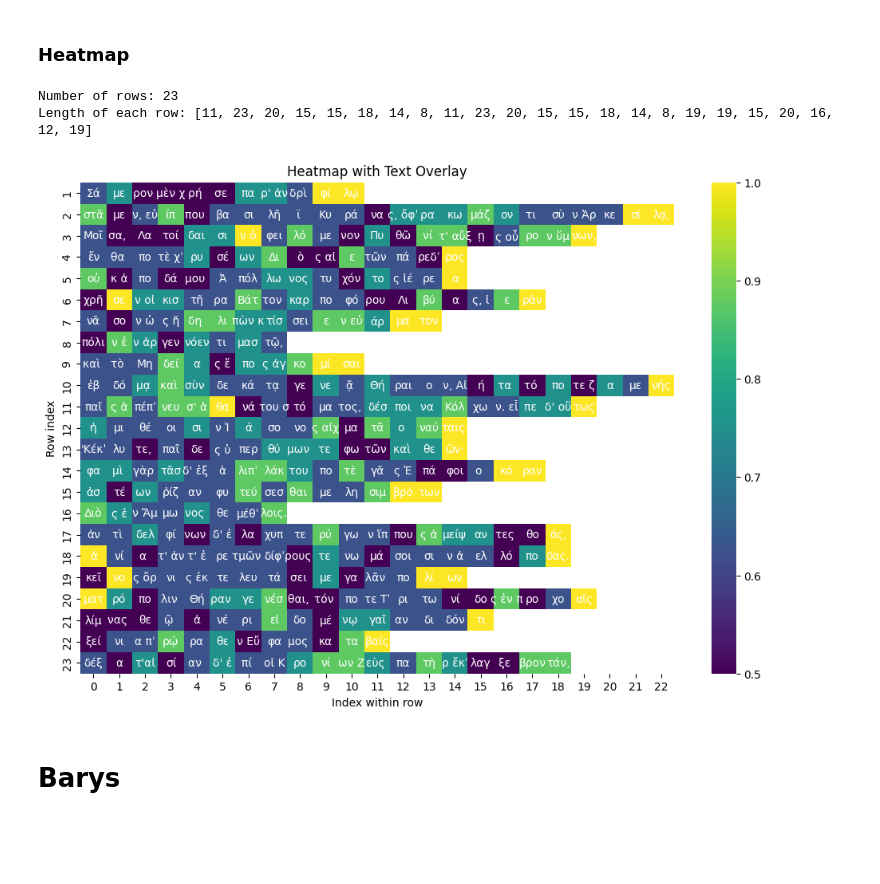
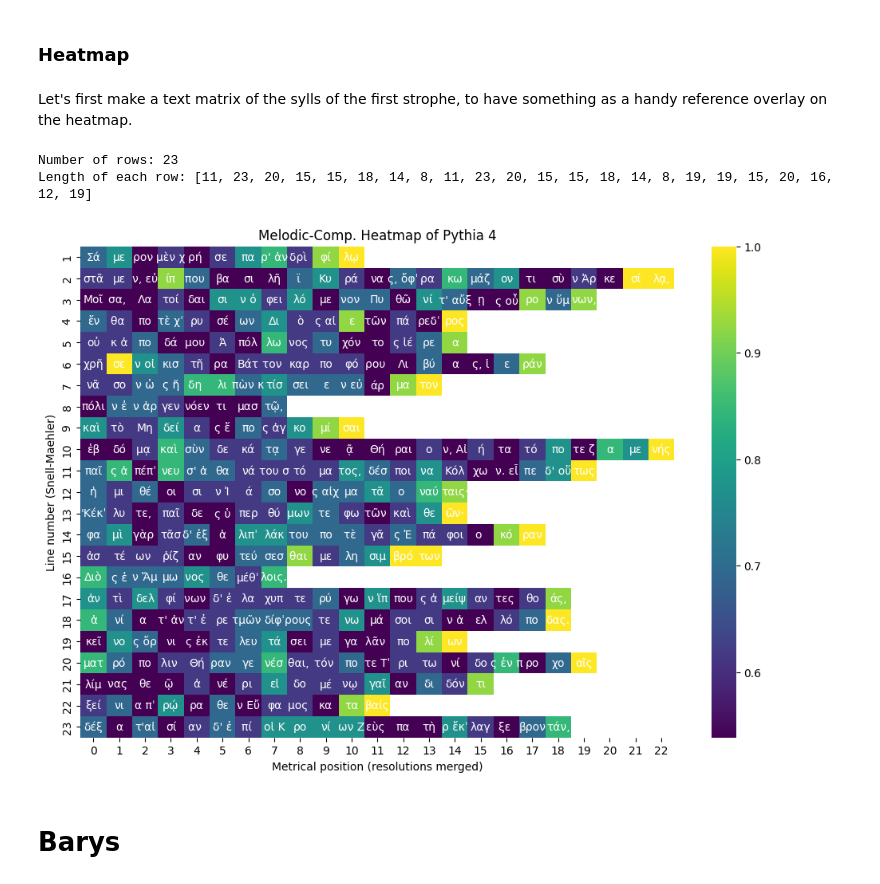
Before and after one commit to Urdatorn/responsio-accentuum, a Jupyter notebook: nb_results.ipynb, the cells around one changed output. Drawn from its saved outputs; the diff is of its cells as text; code cells hidden in the pictures; blank space fills up the shorter version.

Commit message:
MAJOR PROGRESS: made barys a nonbinary ratio like comp. trial heatmap succesfully plotted.

```diff
--- a/nb_results.ipynb
+++ b/nb_results.ipynb
@@ -65,10 +65,12 @@ Counter({0.625: 140, 0.75: 73, 0.5: 73, 0.875: 49, 1.0: 33})
 # %% [markdown]
 ### Heatmap
+# %% [markdown]
+Let's first make a text matrix of the sylls of the first strophe, to have something as a handy reference overlay on the heatmap.
 # %%
 from lxml import etree
 
 # Load XML
-tree = etree.parse("data/compiled/fourth_pythian_8.xml")
+tree = etree.parse("data/compiled/fourth_pythian.xml")
 root = tree.getroot()
 
 # Get first <strophe>
@@ -141,36 +143,38 @@ if max_len_text != max_len_data:
 # -----------------------------
 max_len = max_len_data
 padded_data = np.full((len(data_matrix), max_len), np.nan)
 for i, row in enumerate(data_matrix):
     padded_data[i, :len(row)] = row
 
 # -----------------------------
 # 5. Plot heatmap with text overlay
 # -----------------------------
 plt.figure(figsize=(12, 8))
 ax = sns.heatmap(
     padded_data,
     cmap="viridis",
     mask=np.isnan(padded_data),
     cbar=True
 )
 
 # Overlay text
 for i, row in enumerate(text_matrix):
     for j, val in enumerate(row):
         ax.text(
             j + 0.5, i + 0.5,  # center in cell
             val,
             ha='center', va='center',
             color='white', fontsize=10
         )
 
-plt.xlabel("Index within row")
-plt.ylabel("Row index")
-plt.title("Heatmap with Text Overlay")
+plt.xlabel("Metrical position (resolutions merged)")
+plt.ylabel("Line number (Snell-Maehler)")
+plt.title("Melodic-Comp. Heatmap of Pythia 4")
 plt.yticks(ticks=np.arange(len(data_matrix)) + 0.5, labels=np.arange(1, len(data_matrix)+1))
+
+plt.savefig("media/plots/heatmap_pythia_4_comp.png", dpi=400) # add arg bbox_inches='tight' to make it tight
 plt.show()
 # %% [output]
-[figure, old version]
+[figure, new version]
 # %% [markdown]
 # Barys
```
Also changed, not shown: parts of 4 cells of this notebook, 4 other files.
